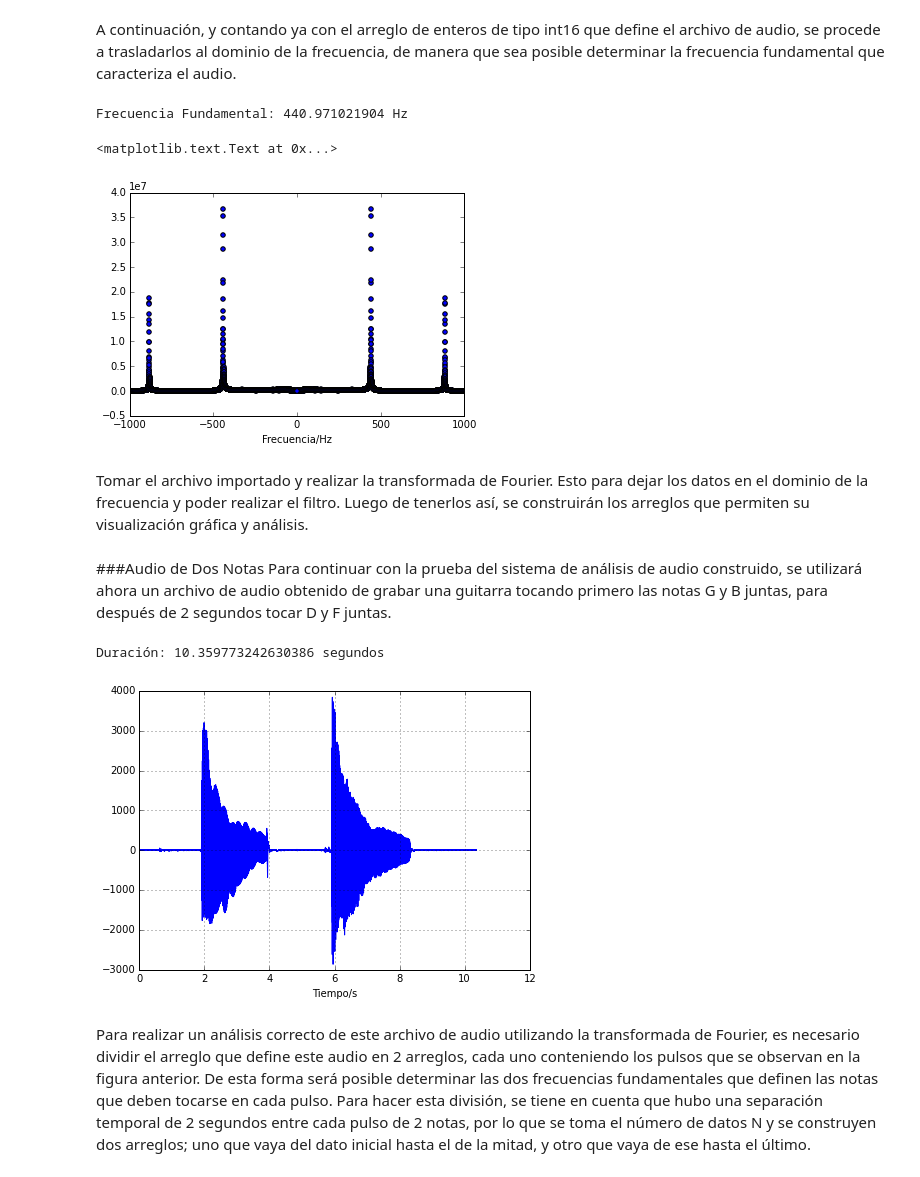
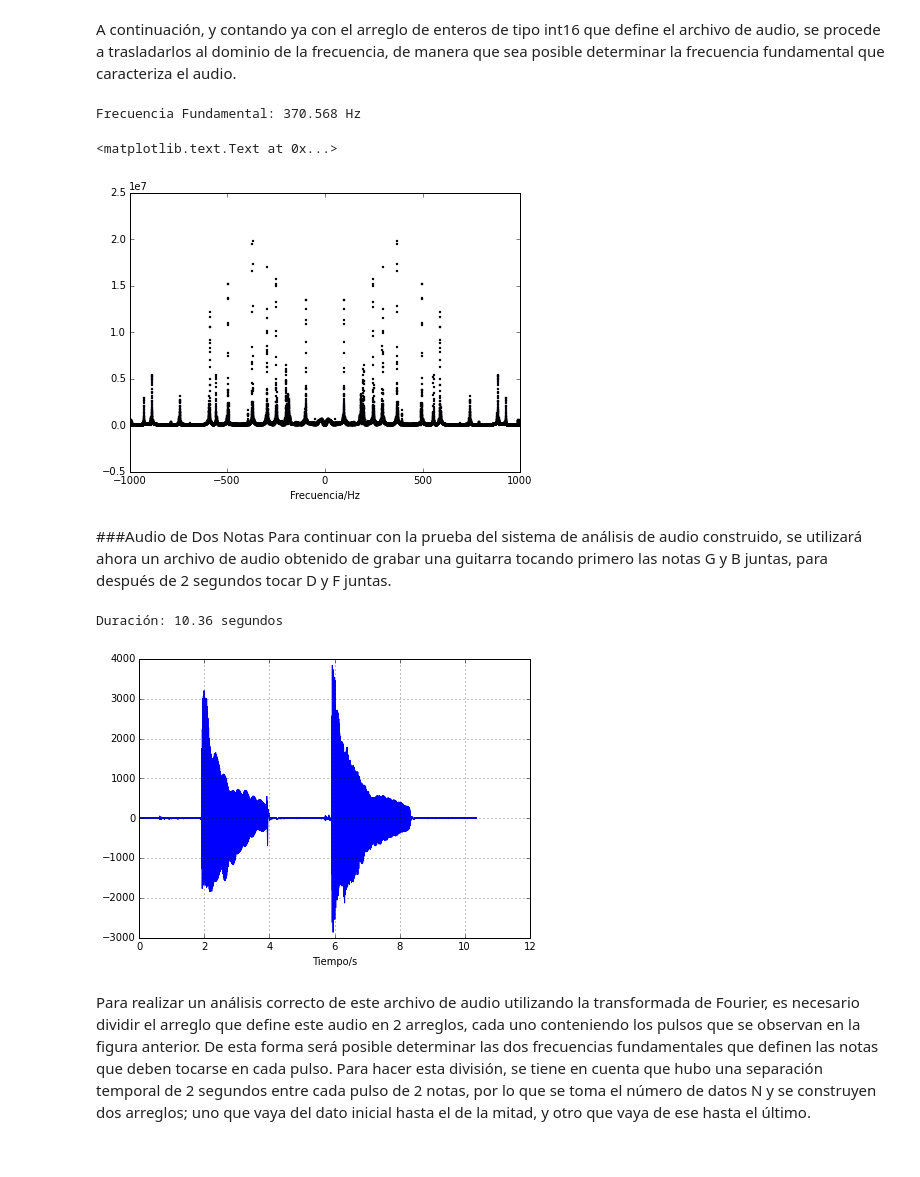
Before and after one commit to JuanUrrea6/MC, a Jupyter notebook: Proyecto Final/Filtrado.ipynb, the cells around one changed output. Saved outputs shown, nothing was run; the diff lists cells and outputs as text; code cells hidden in the pictures.

```diff
--- a/Proyecto Final/Filtrado.ipynb
+++ b/Proyecto Final/Filtrado.ipynb
@@ -76,20 +79,22 @@ maximo = max(trans) #El máximo valor de las transformadas.
 #Este procedimiento permite buscar la frecuencia que tiene asociado el valor máximo de los valores
 #transformados. Se utiliza el comando break debido a que el archivo puede llegar a tener una extensión que
 #demore mucho el ciclo, por lo que se busca terminarlo apenas se determine la frecuencia fundamental.
-for i in range(len(absolute)):
-    if(absolute[i] == maximo):
-        print("Frecuencia Fundamental: " + str(freq[i]) + " Hz")
+for i in range(len(trans)):
+    if(trans[i] == maximo):
+        frecuencia = np.round(freq[i], 3)
+        print("Frecuencia Fundamental: " + str(frecuencia) + " Hz")
         break
-
-scatter(freq, trans)
-xlim(-1000,1000)
-xlabel("Frecuencia/Hz")
 # %% [output]
-Frecuencia Fundamental: 440.971021904 Hz
+Frecuencia Fundamental: 370.568 Hz
-<matplotlib.text.Text at 0x...>
-[figure, removed]
-# %% [markdown]
-Tomar el archivo importado y realizar la transformada de Fourier. Esto para dejar los datos en el dominio de la frecuencia y poder realizar el filtro. Luego de tenerlos así, se construirán los arreglos que permiten su visualización gráfica y análisis.
+# %%
+#Se presentan los resultados gráficos en el dominio de la frecuencia para visualizar la fundamental.
+figure(figsize=(7,5))
+scatter(freq, trans, s = 2)
+xlim(-1000,1000)
+xlabel("Frecuencia/Hz")
+# %% [output]
+<matplotlib.text.Text at 0x...>
+[figure, added]
 # %% [markdown]
 ###Audio de Dos Notas
 Para continuar con la prueba del sistema de análisis de audio construido, se utilizará ahora un archivo de audio obtenido de grabar una guitarra tocando primero las notas G y B juntas, para después de 2 segundos tocar D y F juntas.
@@ -102,9 +107,10 @@ plot(tiempo,arregloMusical) #Visualizar el arreglo del archivo de audio.
 #Las siguientes líneas corresponden a la configuración estética de la gráfica.
 xlabel("Tiempo/s")
 grid(True)
-print("Duración: " + str(N*(1/sampling)) + " segundos")
+duracion = np.round(N*(1/sampling), 3)
+print("Duración: " + str(duracion) + " segundos")
 # %% [output]
-Duración: 10.359773242630386 segundos
+Duración: 10.36 segundos
 [figure]
 # %% [markdown]
 Para realizar un análisis correcto de este archivo de audio utilizando la transformada de Fourier, es necesario dividir el arreglo que define este audio en 2 arreglos, cada uno conteniendo los pulsos que se observan en la figura anterior. De esta forma será posible determinar las dos frecuencias fundamentales que definen las notas que deben tocarse en cada pulso. Para hacer esta división, se tiene en cuenta que hubo una separación temporal de 2 segundos entre cada pulso de 2 notas, por lo que se toma el número de datos N y se construyen dos arreglos; uno que vaya del dato inicial hasta el de la mitad, y otro que vaya de ese hasta el último.
```
Also changed, not shown: parts of 10 cells of this notebook.
